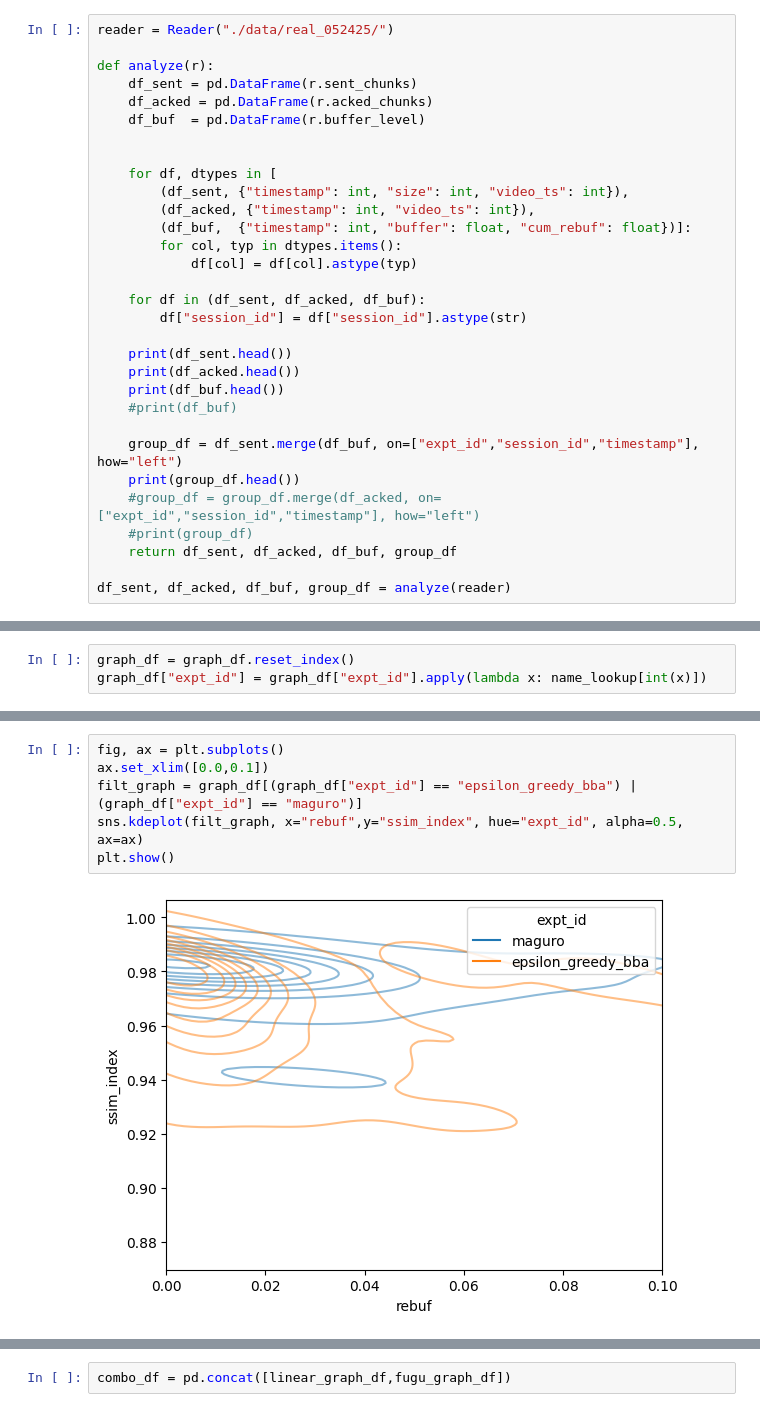
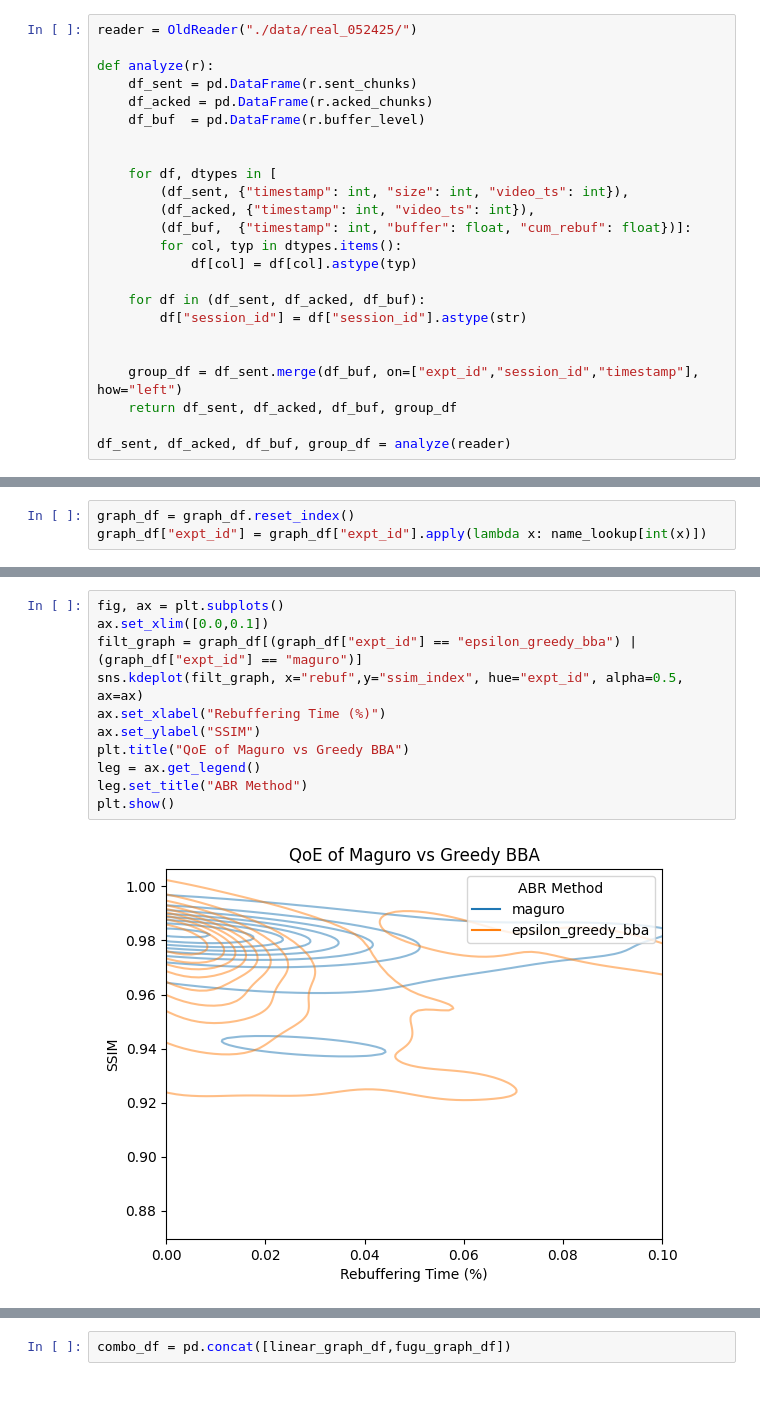
Before and after one commit to ViViVidam/293N, a Jupyter notebook: graphs.ipynb, the cells around one changed output, grey strips where cells are left out. Cells and saved outputs as stored; diff of their text form.

Commit message:
improved graph presentation

```diff
--- a/graphs.ipynb
+++ b/graphs.ipynb
@@ -8,5 +12,5 @@ import matplotlib.patches as patches
 # %%
-reader = Reader("./data/real_052425/")
+reader = OldReader("./data/real_052425/")
 
 def analyze(r):
     df_sent = pd.DataFrame(r.sent_chunks)
@@ -24,15 +28,8 @@ def analyze(r):
     for df in (df_sent, df_acked, df_buf):
         df["session_id"] = df["session_id"].astype(str)
 
-    print(df_sent.head())
-    print(df_acked.head())
-    print(df_buf.head())
-    #print(df_buf)
 
     group_df = df_sent.merge(df_buf, on=["expt_id","session_id","timestamp"], how="left")
-    print(group_df.head())
-    #group_df = group_df.merge(df_acked, on=["expt_id","session_id","timestamp"], how="left")
-    #print(group_df)
     return df_sent, df_acked, df_buf, group_df
 
 df_sent, df_acked, df_buf, group_df = analyze(reader)
@@ -170,11 +114,16 @@ graph_df["expt_id"] = graph_df["expt_id"].apply(lambda x: name_lookup[int(x)])
 # %%
 fig, ax = plt.subplots()
 ax.set_xlim([0.0,0.1])
 filt_graph = graph_df[(graph_df["expt_id"] == "epsilon_greedy_bba") | (graph_df["expt_id"] == "maguro")]
 sns.kdeplot(filt_graph, x="rebuf",y="ssim_index", hue="expt_id", alpha=0.5, ax=ax)
+ax.set_xlabel("Rebuffering Time (%)")
+ax.set_ylabel("SSIM")
+plt.title("QoE of Maguro vs Greedy BBA")
+leg = ax.get_legend()
+leg.set_title("ABR Method")
 plt.show()
 # %% [output]
-[figure, old version]
+[figure, new version]
 # %%
 import matplotlib.patches as patches
 hue_order = graph_df["channel"].unique()[::-1]
```
Also changed, not shown: parts of 30 cells of this notebook, 1 other file.
